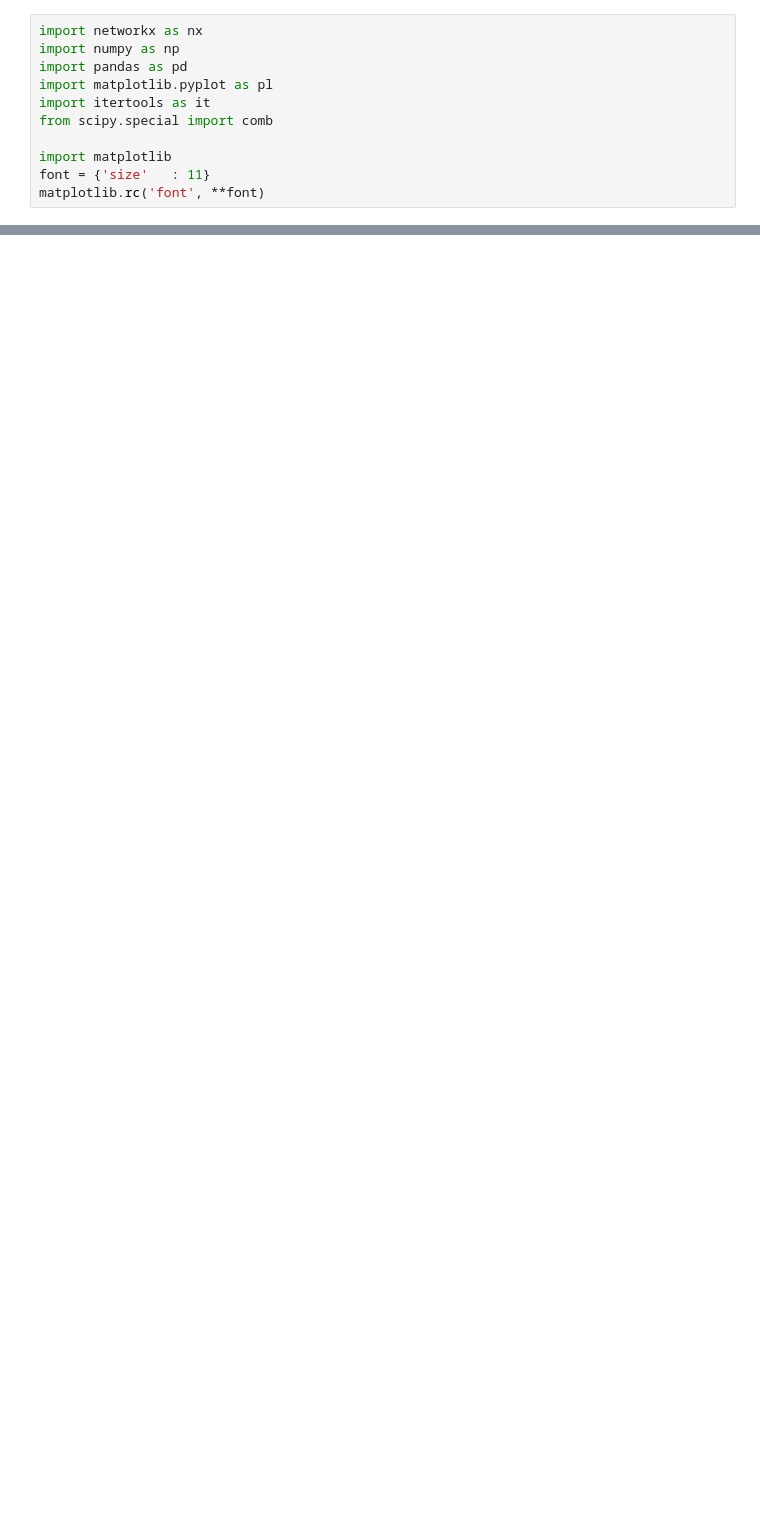
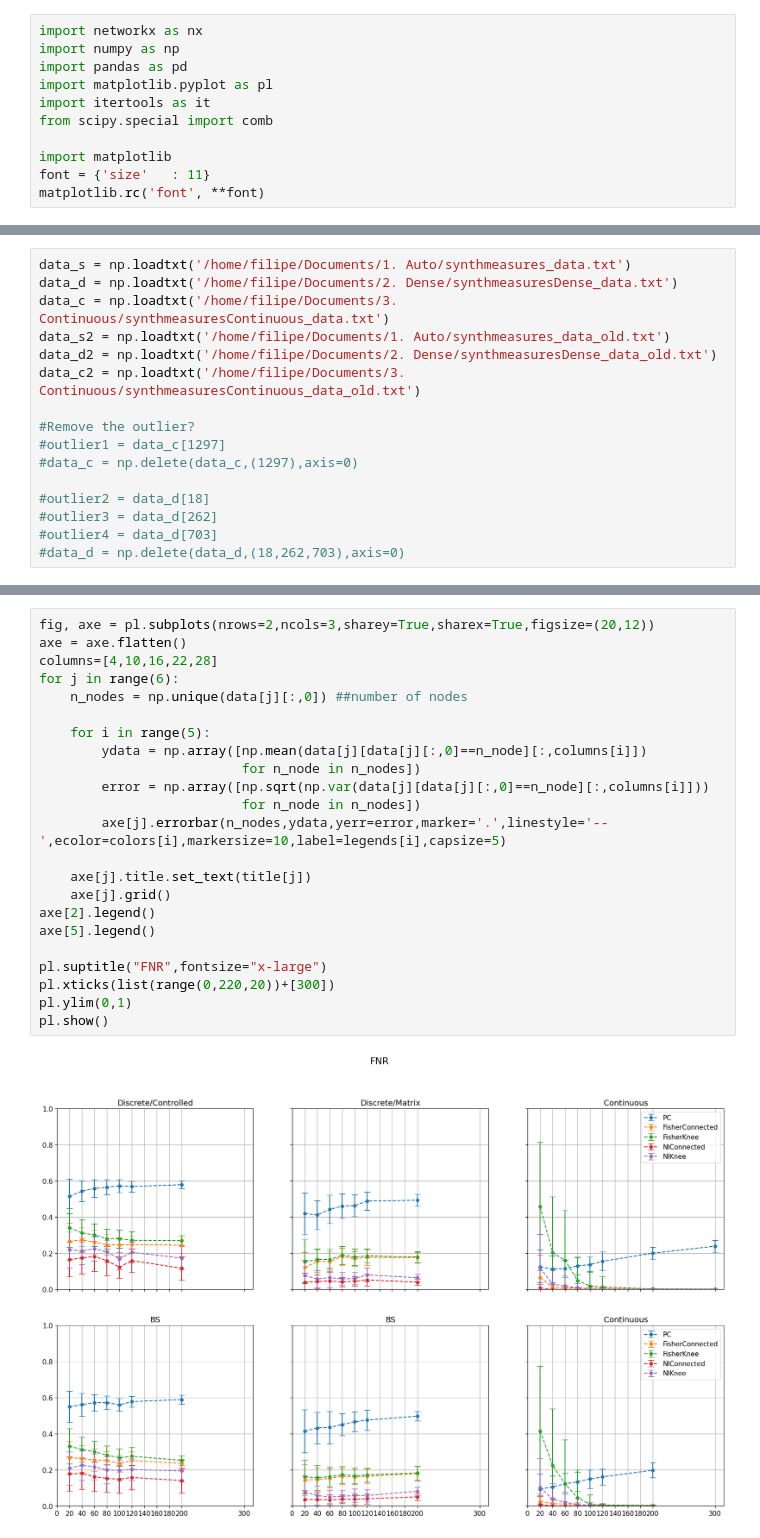
Before and after one commit to F-Barroso/Inference, a Jupyter notebook: Synthetic Data_Viewer.ipynb, the cells around one changed output, grey strips where cells are left out. Drawn from its saved outputs; the diff is of its cells as text; blank space fills up the shorter version.

```diff
--- a/Synthetic Data_Viewer.ipynb
+++ b/Synthetic Data_Viewer.ipynb
@@ -116,0 +12,16 @@ pl.show()
+# %%
+data_s = np.loadtxt('/home/filipe/Documents/1. Auto/synthmeasures_data.txt')
+data_d = np.loadtxt('/home/filipe/Documents/2. Dense/synthmeasuresDense_data.txt')
+data_c = np.loadtxt('/home/filipe/Documents/3. Continuous/synthmeasuresContinuous_data.txt')
+data_s2 = np.loadtxt('/home/filipe/Documents/1. Auto/synthmeasures_data_old.txt')
+data_d2 = np.loadtxt('/home/filipe/Documents/2. Dense/synthmeasuresDense_data_old.txt')
+data_c2 = np.loadtxt('/home/filipe/Documents/3. Continuous/synthmeasuresContinuous_data_old.txt')
+
+#Remove the outlier?
+#outlier1 = data_c[1297]
+#data_c = np.delete(data_c,(1297),axis=0)
+
+#outlier2 = data_d[18]
+#outlier3 = data_d[262]
+#outlier4 = data_d[703]
+#data_d = np.delete(data_d,(18,262,703),axis=0)
@@ -116,0 +126,25 @@ pl.show()
+# %%
+fig, axe = pl.subplots(nrows=2,ncols=3,sharey=True,sharex=True,figsize=(20,12))
+axe = axe.flatten()
+columns=[4,10,16,22,28]
+for j in range(6):
+    n_nodes = np.unique(data[j][:,0]) ##number of nodes
+
+    for i in range(5):
+        ydata = np.array([np.mean(data[j][data[j][:,0]==n_node][:,columns[i]])
+                          for n_node in n_nodes])
+        error = np.array([np.sqrt(np.var(data[j][data[j][:,0]==n_node][:,columns[i]]))
+                          for n_node in n_nodes])
+        axe[j].errorbar(n_nodes,ydata,yerr=error,marker='.',linestyle='--',ecolor=colors[i],markersize=10,label=legends[i],capsize=5)
+
+    axe[j].title.set_text(title[j])
+    axe[j].grid()
+axe[2].legend()
+axe[5].legend()
+
+pl.suptitle("FNR",fontsize="x-large")
+pl.xticks(list(range(0,220,20))+[300])
+pl.ylim(0,1)
+pl.show()
+# %% [output]
+[figure, added]
```
Also changed, not shown: parts of 11 cells of this notebook.
